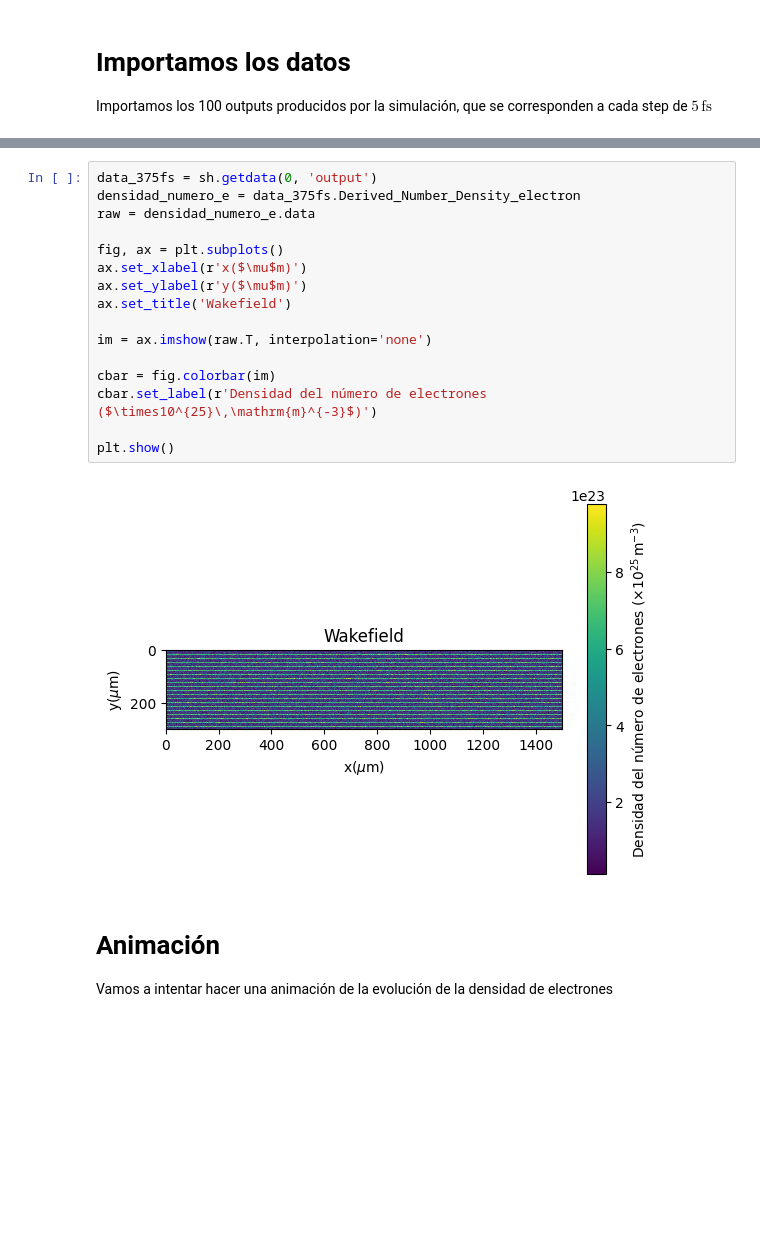
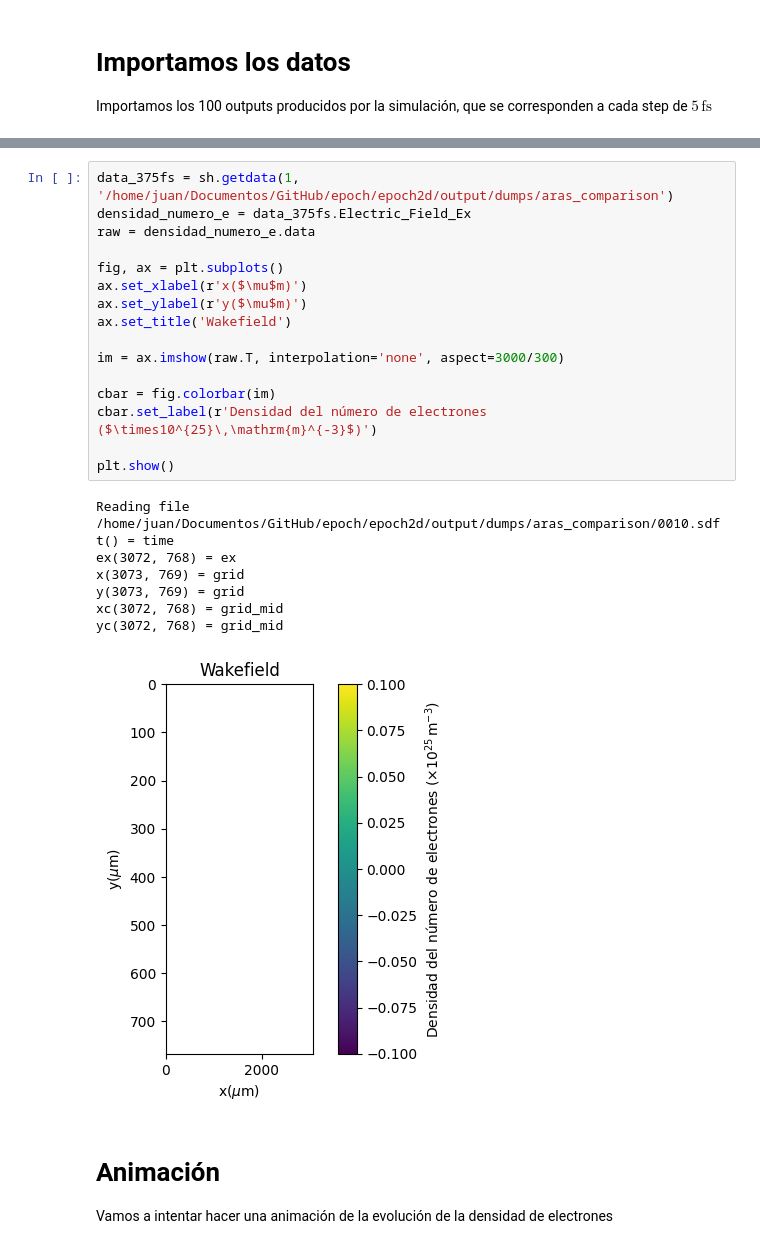
Before and after one commit to DrakeWhu/epoch, a Jupyter notebook: epoch2d/output/analysis.ipynb, the cells around one changed output, grey strips where cells are left out. Drawn from its saved outputs; the diff is of its cells as text; blank space fills up the shorter version.

```diff
--- a/epoch2d/output/analysis.ipynb
+++ b/epoch2d/output/analysis.ipynb
@@ -39,22 +34,29 @@ Grid_Grid_mid <class 'sdf.BlockPlainMesh'> [1500,  300]
 Wall_time <class 'sdf.BlockConstant'> [1]
 # %%
-data_375fs = sh.getdata(0, 'output')
-densidad_numero_e = data_375fs.Derived_Number_Density_electron
+data_375fs = sh.getdata(1, '/home/juan/Documentos/GitHub/epoch/epoch2d/output/dumps/aras_comparison')
+densidad_numero_e = data_375fs.Electric_Field_Ex
 raw = densidad_numero_e.data
 
 fig, ax = plt.subplots()
 ax.set_xlabel(r'x($\mu$m)')
 ax.set_ylabel(r'y($\mu$m)')
 ax.set_title('Wakefield')
 
-im = ax.imshow(raw.T, interpolation='none')
+im = ax.imshow(raw.T, interpolation='none', aspect=3000/300)
 
 cbar = fig.colorbar(im)
 cbar.set_label(r'Densidad del número de electrones ($\times10^{25}\,\mathrm{m}^{-3}$)')
 
 plt.show()
 # %% [output]
+Reading file /home/juan/Documentos/GitHub/epoch/epoch2d/output/dumps/aras_comparison/0010.sdf
+t() = time
+ex(3072, 768) = ex
+x(3073, 769) = grid
+y(3073, 769) = grid
+xc(3072, 768) = grid_mid
+yc(3072, 768) = grid_mid
-[figure, old version]
+[figure, new version]
 # %% [markdown]
 # Animación
 
```
Also changed, not shown: parts of 8 cells of this notebook, 4 other files.
